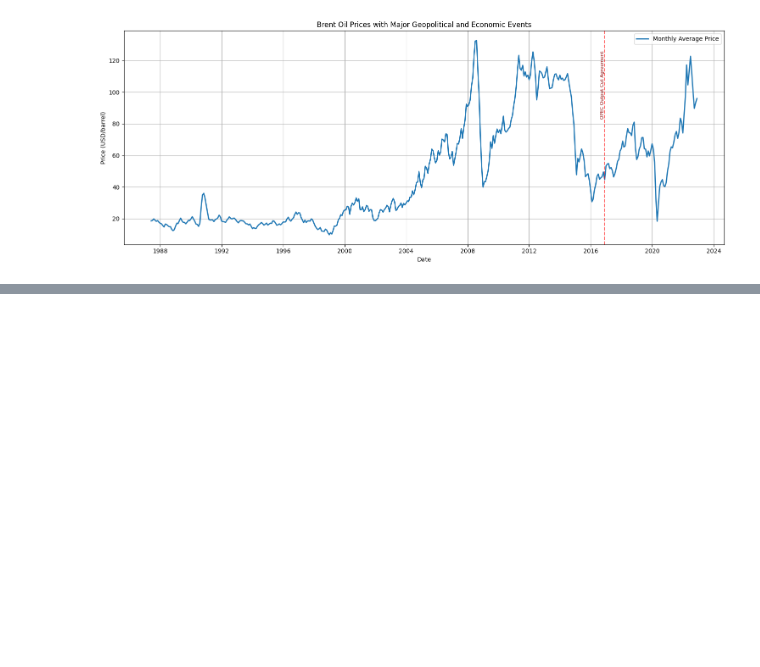
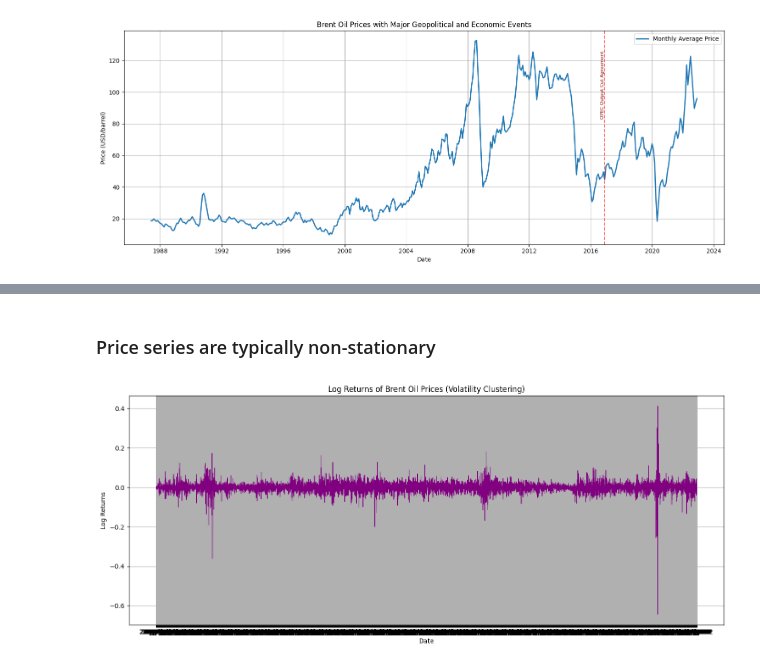
Before and after one commit to mubarek4566/oil-price-event-analysis, a Jupyter notebook: notebooks/main.ipynb, the cells around one changed output, grey strips where cells are left out. Cells and saved outputs as stored; diff of their text form; code cells hidden in the pictures; blank space fills up the shorter version.

```diff
--- a/notebooks/main.ipynb
+++ b/notebooks/main.ipynb
@@ -176,0 +208,17 @@ plt.show()
+# %% [markdown]
+### Price series are typically non-stationary
+# %%
+# Compute log returns
+df['Log_Returns'] = np.log(df['Price'] / df['Price'].shift(1))
+# %%
+# Plot log returns to observe volatility clustering
+plt.figure(figsize=(14, 6))
+plt.plot(df['Date'], df['Log_Returns'], color='purple', linewidth=0.8)
+plt.title("Log Returns of Brent Oil Prices (Volatility Clustering)")
+plt.xlabel("Date")
+plt.ylabel("Log Returns")
+plt.grid(True)
+plt.tight_layout()
+plt.show()
+# %% [output]
+[figure, added]
```
Also changed, not shown: parts of 4 cells of this notebook.
